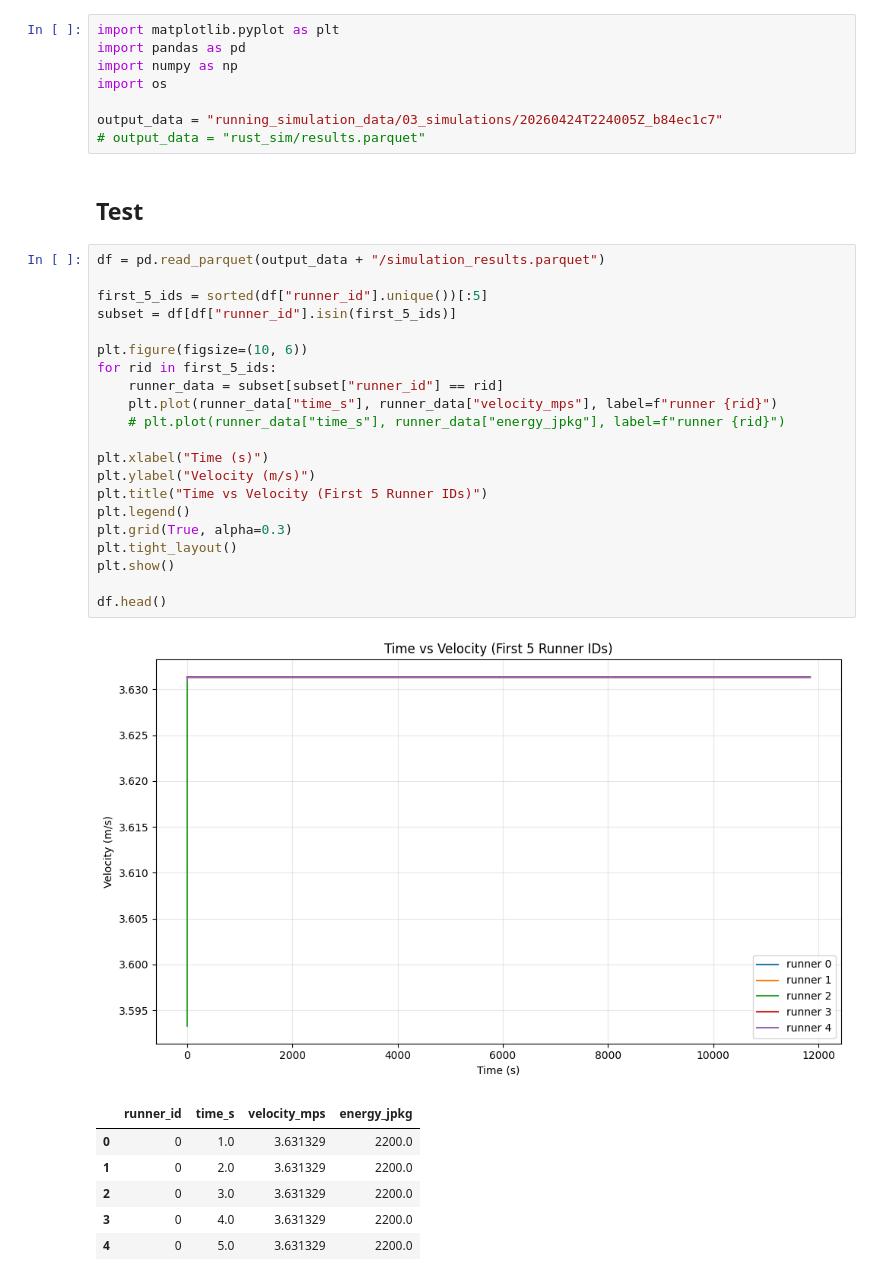
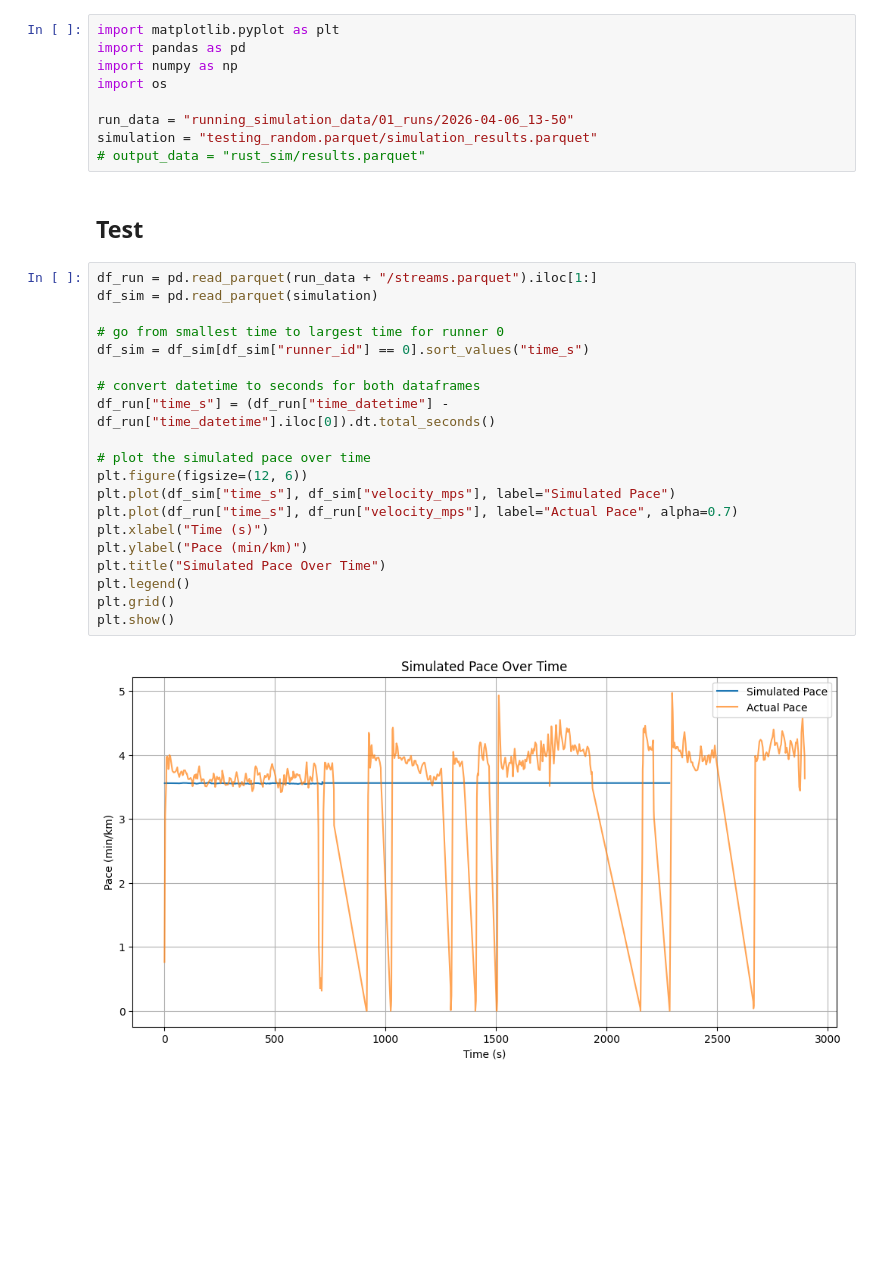
Before and after one commit to rei289/Marathon-Simulation, a Jupyter notebook: notebooks/test.ipynb, the cells around one changed output. Drawn from its saved outputs; the diff is of its cells as text; blank space fills up the shorter version.

```diff
--- a/notebooks/test.ipynb
+++ b/notebooks/test.ipynb
@@ -12,36 +12,30 @@ import pandas as pd
 import numpy as np
 import os
 
-output_data = "running_simulation_data/03_simulations/20260424T224005Z_b84ec1c7"
+run_data = "running_simulation_data/01_runs/2026-04-06_13-50"
+simulation = "testing_random.parquet/simulation_results.parquet"
 # output_data = "rust_sim/results.parquet"
 # %% [markdown]
 ## Test
 # %%
-df = pd.read_parquet(output_data + "/simulation_results.parquet")
+df_run = pd.read_parquet(run_data + "/streams.parquet").iloc[1:]
+df_sim = pd.read_parquet(simulation)
 
-first_5_ids = sorted(df["runner_id"].unique())[:5]
-subset = df[df["runner_id"].isin(first_5_ids)]
+# go from smallest time to largest time for runner 0
+df_sim = df_sim[df_sim["runner_id"] == 0].sort_values("time_s")
 
-plt.figure(figsize=(10, 6))
-for rid in first_5_ids:
-    runner_data = subset[subset["runner_id"] == rid]
-    plt.plot(runner_data["time_s"], runner_data["velocity_mps"], label=f"runner {rid}")
-    # plt.plot(runner_data["time_s"], runner_data["energy_jpkg"], label=f"runner {rid}")
+# convert datetime to seconds for both dataframes
+df_run["time_s"] = (df_run["time_datetime"] - df_run["time_datetime"].iloc[0]).dt.total_seconds()
 
+# plot the simulated pace over time
+plt.figure(figsize=(12, 6))
+plt.plot(df_sim["time_s"], df_sim["velocity_mps"], label="Simulated Pace")
+plt.plot(df_run["time_s"], df_run["velocity_mps"], label="Actual Pace", alpha=0.7)
 plt.xlabel("Time (s)")
-plt.ylabel("Velocity (m/s)")
-plt.title("Time vs Velocity (First 5 Runner IDs)")
+plt.ylabel("Pace (min/km)")
+plt.title("Simulated Pace Over Time")
 plt.legend()
-plt.grid(True, alpha=0.3)
-plt.tight_layout()
+plt.grid()
 plt.show()
-
-df.head()
 # %% [output]
-[figure, old version]
+[figure, new version]
-|  | runner_id | time_s | velocity_mps | energy_jpkg |
-| 0 | 0 | 1.0 | 3.631329 | 2200.0 |
-| 1 | 0 | 2.0 | 3.631329 | 2200.0 |
-| 2 | 0 | 3.0 | 3.631329 | 2200.0 |
-| 3 | 0 | 4.0 | 3.631329 | 2200.0 |
-| 4 | 0 | 5.0 | 3.631329 | 2200.0 |
```
Also changed, not shown: parts of 2 cells of this notebook, 8 other files.
